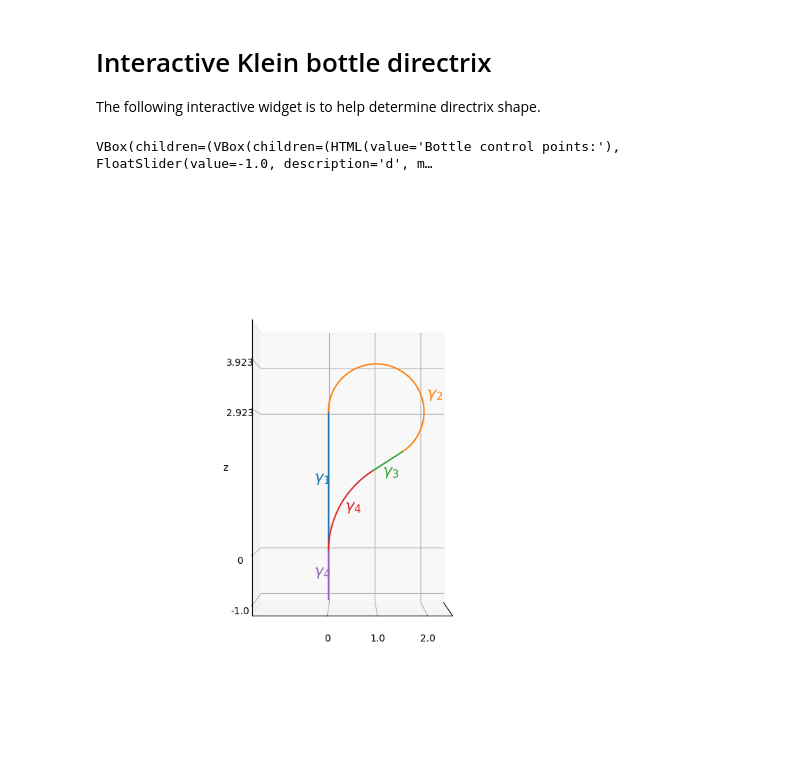
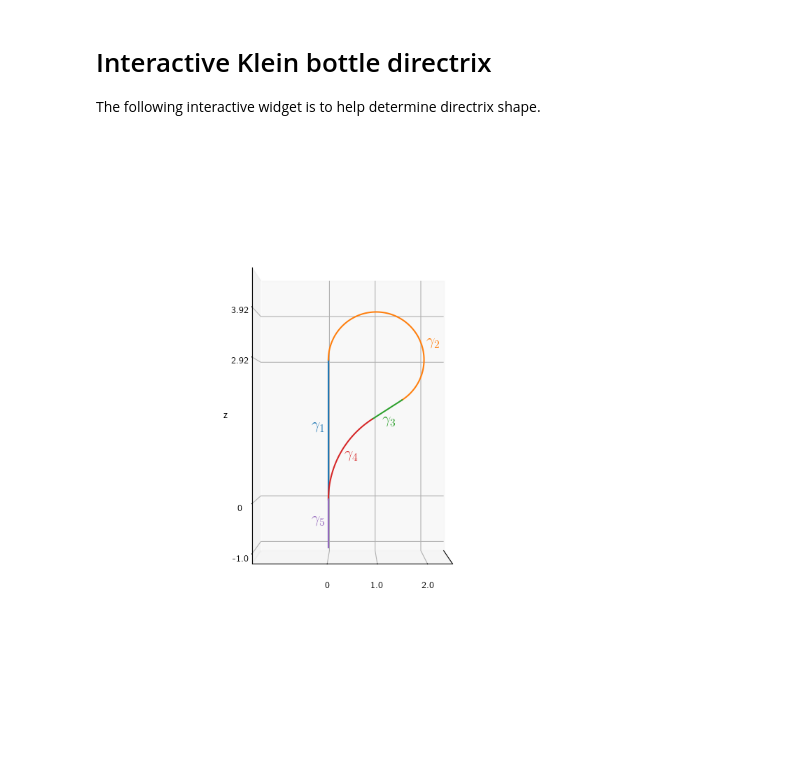
Before and after one commit to RosieSB/crochet-maths, a Jupyter notebook: interactive-klein.ipynb, the cells around one changed output. Drawn from its saved outputs; the diff is of its cells as text; code cells hidden in the pictures; blank space fills up the shorter version.

```diff
--- a/interactive-klein.ipynb
+++ b/interactive-klein.ipynb
@@ -5,12 +5,15 @@ The following interactive widget is to help determine directrix shape.
 # %%
 import numpy as np
 import matplotlib.pyplot as plt
+
 import ipywidgets as widgets
 from ipywidgets import Layout
 
 import numpy as np
 import matplotlib.pyplot as plt
 %matplotlib ipympl
+
+plt.rcParams['text.usetex'] = True
 
 d = widgets.FloatSlider(value=-1,min=-5,max=0,step=.1,description='d')
 a = widgets.FloatSlider(value=1,min=0,max=5,step=.1,description='a')
@@ -41,7 +44,7 @@ def f(d,a,b,theta):
     z = d+t
 
     ax.plot(x, y, z, color='tab:blue')
-    ax.text(0, -.3*a ,h/2 ,r'$\gamma_1$', color='tab:blue', fontsize=16)
+    ax.text(0, -.35*a ,h/2 ,r'$\gamma_1$', color='tab:blue', fontsize=16)
 
     #Circular segment 1
 
@@ -85,43 +88,37 @@ def f(d,a,b,theta):
     z = -t
 
     ax.plot(x, y, z, color='tab:purple')
-    ax.text(0, -.3*a, d/2, r'$\gamma_4$', color='tab:purple', fontsize=16)
+    ax.text(0, -.35*a, d/2, r'$\gamma_5$', color='tab:purple', fontsize=16)
 
     #Annotations
     #ax.scatter(P[0],P[1],P[2],color='k')
     #ax.text(P[0],P[1],P[2]-.5*a, "P")
 
     #ax.scatter(Q[0],Q[1],Q[2],color='k')
     #ax.text(Q[0],Q[1],Q[2]-.5*a, "Q")
 
     # Axis labels
     ax.set_xlabel(' ')
     ax.set_ylabel(' ')
     ax.set_zlabel('z')
 
     ax.set(xlim=(-2,2), ylim=(-1.5*a,2.5*a), zlim=(1.2*d,1.2*(h+a)))
 
     #Ticks
     ax.set_xticks([])
-
-    h=float(np.round(h,3))
+    dp=2
 
     if b<=a:
-        ax.set_yticks([0,b,a], labels=["0", str(b), str(a)])
+        ax.set_yticks([0,b,a], labels=["0", str(float(np.round(b,dp))), str(float(np.round(a,dp)))])
     else:
-        ax.set_yticks([0,a,b], labels=["0", str(a), str(b)])
+        ax.set_yticks([0,a,b], labels=["0", str(float(np.round(a,dp))), str(float(np.round(b,dp)))])
 
-    ax.set_zticks([d, 0,h,h+a], labels=[str(d), "0", str(h), str(h+a)])
+    ax.set_zticks([d, 0,h,h+a], labels=[str(d), "0", str(float(np.round(h,dp))), str(float(np.round(h+a,dp)))])
 
     ax.set_aspect('equal')
 
     ax.view_init(elev=0, azim=0, roll=0)
 
 output =  widgets.interactive_output(f, {'d': d, 'a': a, 'b': b, 'theta': theta})
-
-parameters = widgets.VBox([widgets.HTML(value="Bottle control points:"), d, a, b, theta],layout=Layout())
-
-display(widgets.VBox([parameters,output],layout=Layout()))
 # %% [output]
-VBox(children=(VBox(children=(HTML(value='Bottle control points:'), FloatSlider(value=-1.0, description='d', m…
-[figure, old version]
+[figure, new version]
```
Also changed, not shown: parts of 2 cells of this notebook, 44 other files.
